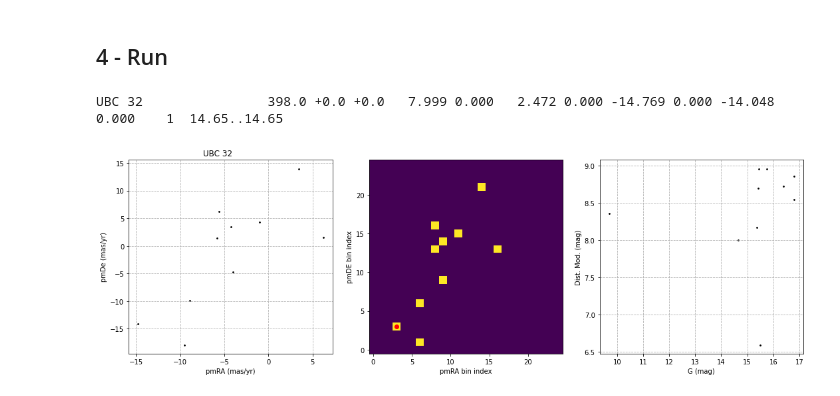
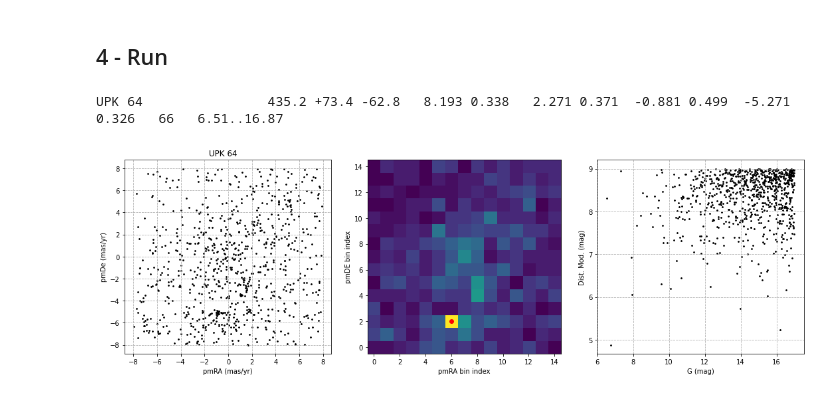
Before and after one commit to balessi/GaiaDR2clusters, a Jupyter notebook: code/Bailer-Jones.ipynb, the cells around one changed output. Cells and saved outputs as stored; diff of their text form; code cells hidden in the pictures.

Commit message:
better, async query

```diff
--- a/code/Bailer-Jones.ipynb
+++ b/code/Bailer-Jones.ipynb
@@ -46,18 +49,29 @@ uns = [['h','m','s'],['d','m','s']]
 ## 2 - Catalogue access
 # %%
 def query_data(ra, de, rad, mag_lim, pm_lim, dist_lim=None):
-    qry = query + f' AND DISTANCE(ra, dec, {ra:8.6f}, {de:+8.6f}) < {rad:8.6f}'
-    service = vo.dal.TAPService(svc_url)
-    resultset = service.search(qry)
+    qry = query
+    de_hi = de + rad + 0.0001
+    de_lo = de - rad - 0.0001
+    #if dist_lim:
+    #    qry = qry + f' AND main.r_med_geo < {dist_lim}'
+    qry = qry + f' AND lite.phot_g_mean_mag < {mag_lim:4.2f}'
+    qry = qry + f' AND lite.dec < {de_hi:8.6f}'
+    qry = qry + f' AND lite.dec > {de_lo:8.6f}'
+    qry = qry + f' AND DISTANCE(lite.ra, lite.dec, {ra:8.6f}, {de:+8.6f}) < {rad:8.6f}'
+    tap_service = vo.dal.TAPService(svc_url)
+    #resultset = tap_service.search(qry, maxrec=160000)
+    resultset = tap_service.run_async(qry, maxrec=160000) # tap_service.hardlimit = 16000000
     df = resultset.to_table().to_pandas()
     df = df.set_index('source_id')
-    df = df[df['phot_g_mean_mag'] < mag_lim]
     df = df[np.abs(df['pmra']) < pm_lim]
     df = df[np.abs(df['pmdec']) < pm_lim]
     df = df.sort_values(by='ra')
     df['dist_mod'] = 5 * np.log10(df['r_med_geo']) - 5
     if dist_lim:
-        df = df[df['dist_mod'] < dist_lim]
+        if dist_lim < 20:
+            df = df[df['dist_mod'] < dist_lim]
+        else:
+            df = df[df['r_med_geo'] < dist_lim]
     #display(df.describe())
     return df
 
@@ -102,7 +116,7 @@ def calculate_estimates(data, est_pmra, est_pmde, limit = 1.5):
     return data, dist, err_dist, par, err_par, pmra, err_pmra, pmde, err_pmde, gmin, gmax, len(dists)
 
 # Build 2D histogram for proper motions and returns average PMs for the bin with the highest count
-def plot_pm_hist(data, pm_lim, num_bins = 25):
+def plot_pm_hist(data, pm_lim, num_bins = 15):
     xs = data['pmra']
     ys = data['pmdec']
     _range = [[-pm_lim, pm_lim], [-pm_lim, pm_lim]]
@@ -159,9 +173,9 @@ def process(name, coordinates, diam_arcmin, mag_lim, pm_lim, dist_lim=None):
 ## 4 - Run
 # %%
 #         name         coord                  dia  mag  pm  dist
-#process('Alessi 62', '18 56 06.2 +21 35 49', 36,  16,  5,  None) #last one is dist mod upper limit
+#process('Alessi 62', '18 56 06.2 +21 35 49', 36,  16,  5,  None) #dist is upper limit in dmod (if < 20) or pc otherwise
 
-process('UBC 32          ', '18 37 14.9 -14 05 46', 40, 17, 20, 9)   #OC    280  -1.77  -9.28
+process('UPK 64    ', '18 47 00.0 +24 41 52', 169.2, 17, 8, 9) #    442  -0.93   -5.03
 # %% [output]
-UBC 32                398.0 +0.0 +0.0   7.999 0.000   2.472 0.000 -14.769 0.000 -14.048 0.000    1  14.65..14.65
+UPK 64                435.2 +73.4 -62.8   8.193 0.338   2.271 0.371  -0.881 0.499  -5.271 0.326   66   6.51..16.87
-[figure, old version]
+[figure, new version]
```
Also changed, not shown: parts of 1 cell of this notebook.
